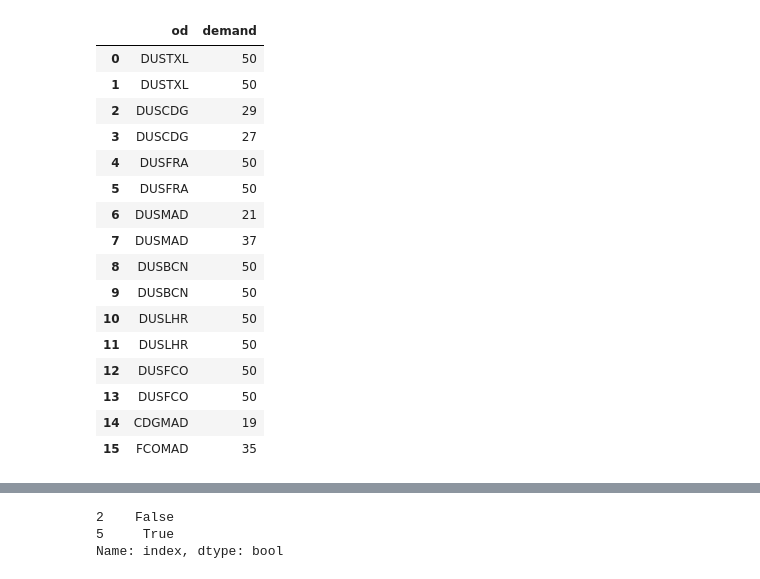
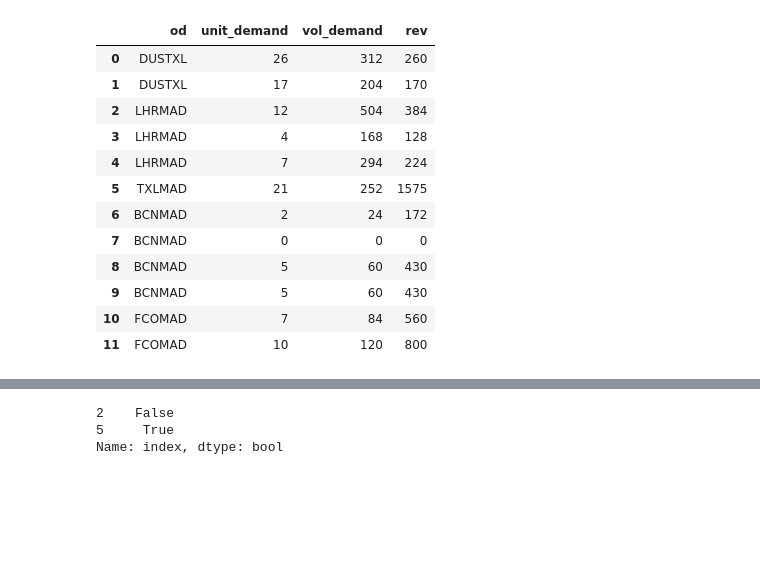
Before and after one commit to faical-allou/planetwork_api, a Jupyter notebook: notebook/model.ipynb, the cells around one changed output, grey strips where cells are left out. Cells and saved outputs as stored; diff of their text form; code cells hidden in the pictures; blank space fills up the shorter version.

```diff
--- a/notebook/model.ipynb
+++ b/notebook/model.ipynb
@@ -21,11 +21,11 @@ for _filename in os.listdir(input_directory):
     column_dict = {
             'sked': ['from', 'to', 'al','fln', 'actype', 'depday','dep','arrday','arr'],
             'comp': ['from', 'to', 'al', 'fln','actype', 'depday','dep','arrday','arr'],
-            'demand': ['orig', 'dest', 'volume','weight', 'rev'],
+            'demand': ['orig', 'dest', 'unit','unit_vol', 'rev'],
             'demand_curve': ['orig', 'dest', 'ttt_1','ttt_2', 'ttt_3','ttt_4'],
             'route_cost': ['from','to', 'actype', 'value'],
             'airport_cost': ['ap', 'actype', 'value'],
-            'config': ['actype', 'cap_1', 'cap_2']
+            'config': ['actype', 'unit_cap', 'vol_cap']
     }
     df_data.columns = column_dict[filetype]
     data[filetype] = df_data
@@ -39,7 +39,6 @@ for _filename in os.listdir(param_directory):
             'network' : ['stops_allowed'],
             'connections': ['hub', 'minct', 'maxct'],
             'preferences' : ['from', 'to', 'stop_penalty'],
-            'config':['actype','cap','weight']
     }
     df_data.columns = column_dict[_filename]
     param[_filename] = df_data
@@ -123,10 +125,10 @@ for i in range(0,max_stop+1):
 # %%
 def build_options(list_itin):
     od_itin = {}
-    list_itin_summary = pd.DataFrame(columns=["id","index", "od","travel_time", "nbstops","score"])
+    list_itin_summary = pd.DataFrame(columns=["itin_id","index", "od","travel_time", "nbstops","score"])
 
     for i in range(0,max_stop+1):
-        list_itin_summary= pd.concat([list_itin_summary,list_itin[i][["id","index", "od","travel_time", "nbstops","score"]]])
+        list_itin_summary= pd.concat([list_itin_summary,list_itin[i][["itin_id","index", "od","travel_time", "nbstops","score"]]])
     #organize data by OD
     for od in param_pref.od.unique():
         od_itin[od] = list_itin_summary[list_itin_summary['od']==od].copy()
@@ -145,7 +147,7 @@ demand['od'] = demand['orig']+demand['dest']
 demand_by_ttt = pd.merge(demand, demand_curve, on=["orig","dest"])
 
 for i in range(1,1+timep):
-    demand_by_ttt['d_ttt_'+str(i)]=(demand_by_ttt['ttt_'+str(i)]*demand_by_ttt['volume']).astype('int')
+    demand_by_ttt['d_ttt_'+str(i)]=(demand_by_ttt['ttt_'+str(i)]*demand_by_ttt['unit']).astype('int')
 
 #shuffle pax
 
@@ -169,13 +171,16 @@ for key in od_itin:
 
 avail_list_itin_summary = list_itin_summary.copy()
 
+###########################################################################################
+#########################  TESTING WITH ONLY 1 TIMEPERIOD BUT NEED TO LOOP ################
+###########################################################################################
 list_pax = demand_rand[1]
 
 
 #choose an itin randomly among available ones
-for od_pax in list_pax:
-    if len(avail_od_itin[od_pax])>0 :
-        choice = random.choices(list(avail_od_itin[od_pax]["id"]), weights = list(avail_od_itin[od_pax]["score"]), k=1)
+for od_select in list_pax:
+    if len(avail_od_itin[od_select])>0 :
+        choice = random.choices(list(avail_od_itin[od_select]["itin_id"]), weights = list(avail_od_itin[od_select]["score"]), k=1)
         stop_index = choice[0].split('-')
         choice_stops = int(stop_index[0])
         choice_index = int(stop_index[1])
@@ -183,19 +188,29 @@ for od_pax in list_pax:
 
         #add pax and revenue to itinerary
         itin_selected_orig_list = list_itin[choice_stops]['index']==choice_index
-        list_itin[choice_stops].loc[itin_selected_orig_list,'demand'] += 1
+        list_itin[choice_stops].loc[itin_selected_orig_list,'unit_demand'] += 1
+        list_itin[choice_stops].loc[itin_selected_orig_list,'vol_demand'] += demand.loc[demand['od']==od_select,'unit_vol'].values[0]
+        list_itin[choice_stops].loc[itin_selected_orig_list,'rev'] += demand.loc[demand['od']==od_select,'rev'].values[0]
+
 
         #add pax to flights
         for i in range(0, choice_stops+1):
+            if len(avail_list_itin[choice_stops].loc[itin_selected,'id_'+str(i+1)])== 0:
+                break
             flights_chosen = avail_list_itin[choice_stops].loc[itin_selected,'id_'+str(i+1)].values[0]
-            full_sked.loc[full_sked['id']==flights_chosen,'load' ] += 1
-            if full_sked.loc[full_sked['id']==flights_chosen,'load'].values[0] == full_sked.loc[full_sked['id']==flights_chosen,'cap'].values[0]:
+            full_sked.loc[full_sked['id']==flights_chosen,'unit_load' ] += 1
+            full_sked.loc[full_sked['id']==flights_chosen,'vol_load' ] += demand.loc[demand['od']==od_select,'unit_vol'].values[0]
+            full_sked.loc[full_sked['id']==flights_chosen,'netw_rev' ] += demand.loc[demand['od']==od_select,'rev'].values[0]
+
+        #remove closed flights
+        for i in range(0, choice_stops+1):
+            if (full_sked.loc[full_sked['id']==flights_chosen,'unit_load'].values[0] == full_sked.loc[full_sked['id']==flights_chosen,'unit_cap'].values[0] or
+                full_sked.loc[full_sked['id']==flights_chosen,'vol_load'].values[0] >= full_sked.loc[full_sked['id']==flights_chosen,'vol_cap'].values[0]  ) :
                 for j in range(0, max_stop+1):
                     for k in range(0,j+1):
                         avail_list_itin[j].drop(avail_list_itin[j][avail_list_itin[j]['id_'+str(k+1)] == flights_chosen].index, inplace=True)
                 avail_list_itin_summary, avail_od_itin = build_options(avail_list_itin)
 
-
     else:
         #log spill
-        spill[od_pax] += 1
+        spill[od_select] += 1
@@ -222,23 +241,19 @@ full_sked
 # %%
-list_itin[0][['od','demand']]
+list_itin[1][['od','unit_demand', 'vol_demand', 'rev']]
 # %% [output]
-|  | od | demand |
-| 0 | DUSTXL | 50 |
-| 1 | DUSTXL | 50 |
-| 2 | DUSCDG | 29 |
-| 3 | DUSCDG | 27 |
-| 4 | DUSFRA | 50 |
-| 5 | DUSFRA | 50 |
-| 6 | DUSMAD | 21 |
-| 7 | DUSMAD | 37 |
-| 8 | DUSBCN | 50 |
-| 9 | DUSBCN | 50 |
-| 10 | DUSLHR | 50 |
-| 11 | DUSLHR | 50 |
-| 12 | DUSFCO | 50 |
-| 13 | DUSFCO | 50 |
-| 14 | CDGMAD | 19 |
-| 15 | FCOMAD | 35 |
+|  | od | unit_demand | vol_demand | rev |
+| 0 | DUSTXL | 26 | 312 | 260 |
+| 1 | DUSTXL | 17 | 204 | 170 |
+| 2 | LHRMAD | 12 | 504 | 384 |
+| 3 | LHRMAD | 4 | 168 | 128 |
+| 4 | LHRMAD | 7 | 294 | 224 |
+| 5 | TXLMAD | 21 | 252 | 1575 |
+| 6 | BCNMAD | 2 | 24 | 172 |
+| 7 | BCNMAD | 0 | 0 | 0 |
+| 8 | BCNMAD | 5 | 60 | 430 |
+| 9 | BCNMAD | 5 | 60 | 430 |
+| 10 | FCOMAD | 7 | 84 | 560 |
+| 11 | FCOMAD | 10 | 120 | 800 |
 # %%
 avail_list_itin[choice_stops]
 # %% [output]
```
Also changed, not shown: parts of 4 cells of this notebook, 2 other files.
